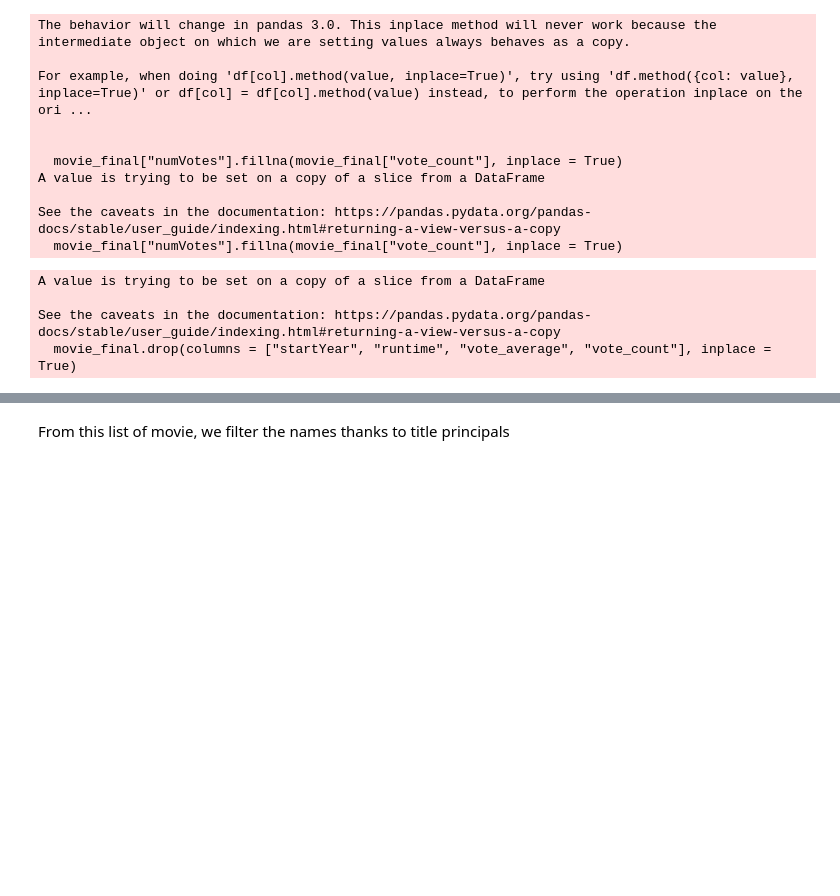
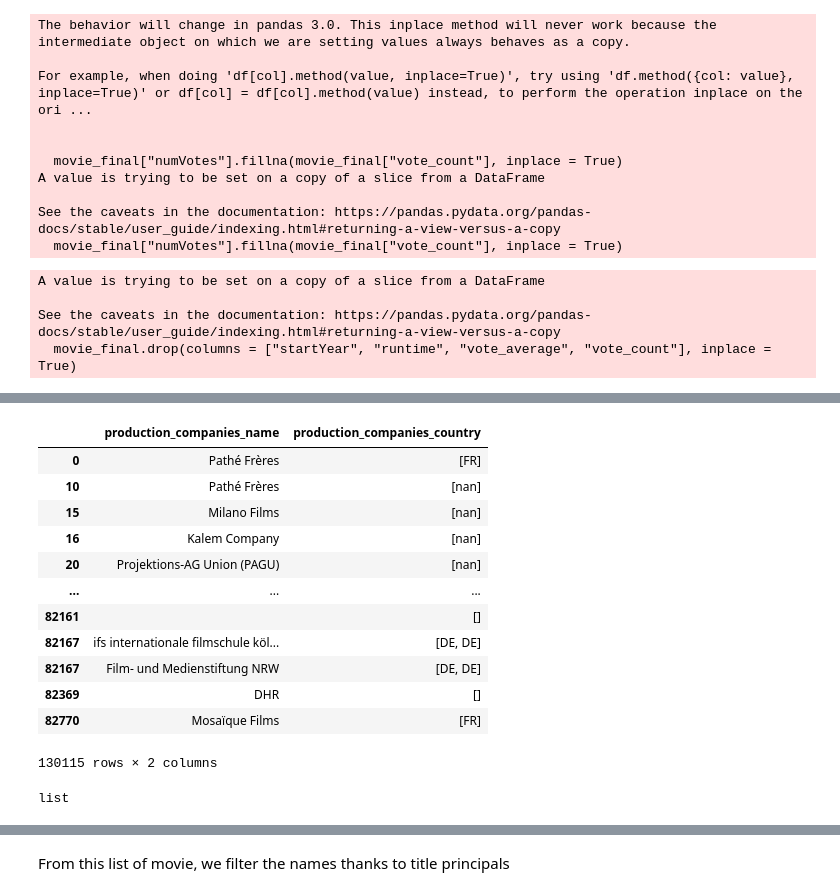
Before and after one commit to Viviaon/Project_2, a Jupyter notebook: Clean_Movie_DB.ipynb, the cells around one changed output, grey strips where cells are left out. Saved outputs shown, nothing was run; the diff lists cells and outputs as text; code cells hidden in the pictures; blank space fills up the shorter version.

```diff
--- a/Clean_Movie_DB.ipynb
+++ b/Clean_Movie_DB.ipynb
@@ -535,0 +749,21 @@ memory usage: 11.6+ MB
+# %%
+df_comp = movie_final[["production_companies_name", "production_companies_country"]].explode(["production_companies_name"])
+df_comp
+# %% [output]
+|  | production_companies_name | production_companies_country |
+| 0 | Pathé Frères | [FR] |
+| 10 | Pathé Frères | [nan] |
+| 15 | Milano Films | [nan] |
+| 16 | Kalem Company | [nan] |
+| 20 | Projektions-AG Union (PAGU) | [nan] |
+| ... | ... | ... |
+| 82161 |  | [] |
+| 82167 | ifs internationale filmschule köl... | [DE, DE] |
+| 82167 | Film- und Medienstiftung NRW | [DE, DE] |
+| 82369 | DHR | [] |
+| 82770 | Mosaïque Films | [FR] |
+130115 rows × 2 columns
+# %%
+type(df_comp["production_companies_country"][0])
+# %% [output]
+list
```
Also changed, not shown: parts of 40 cells of this notebook.
